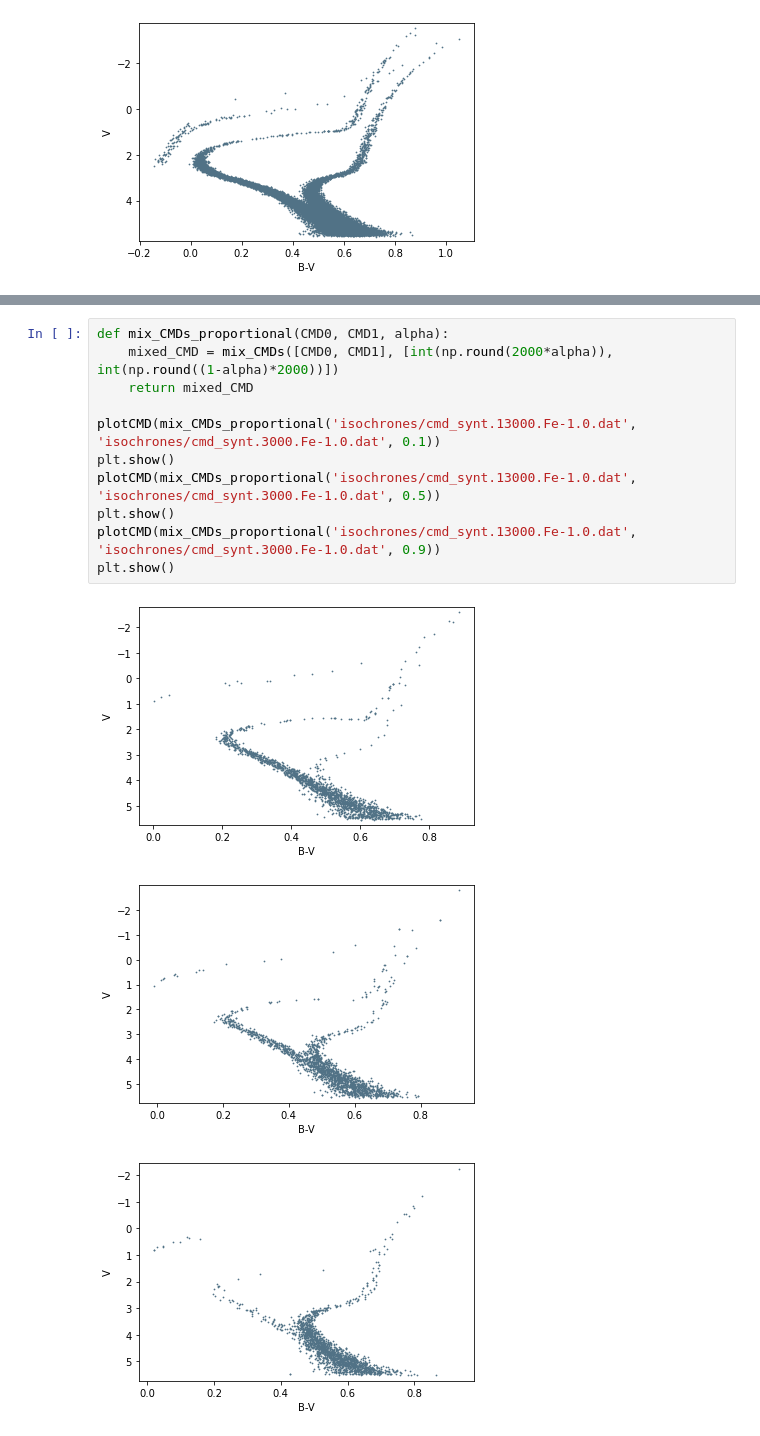
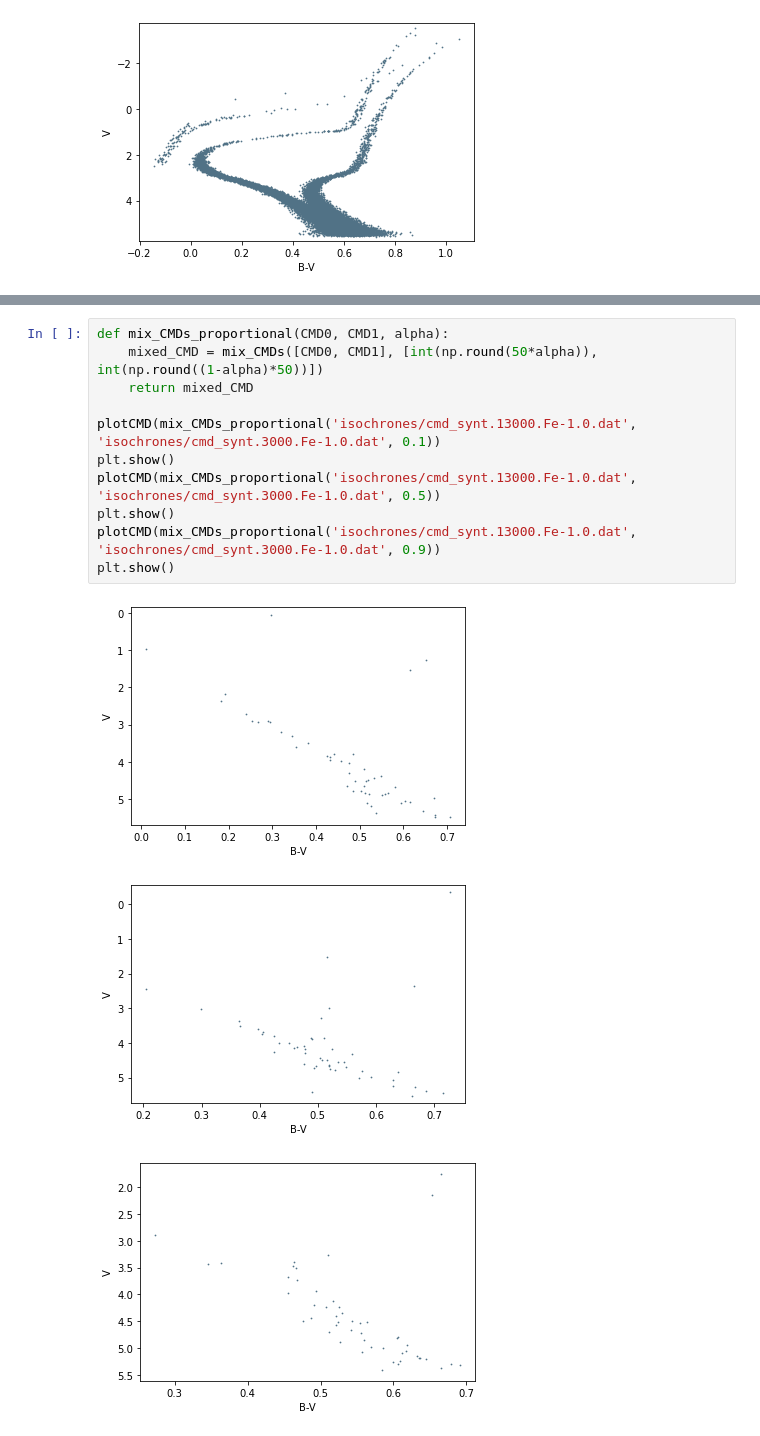
Before and after one commit to m-a-r-i-o/cmdmst, a Jupyter notebook: MST_CMD.ipynb, the cells around one changed output, grey strips where cells are left out. Cells and saved outputs as stored; diff of their text form.

```diff
--- a/MST_CMD.ipynb
+++ b/MST_CMD.ipynb
@@ -70,18 +84,18 @@ print(np.median(l)/np.quantile(l,0.9))
 # %%
 def mix_CMDs_proportional(CMD0, CMD1, alpha):
-    mixed_CMD = mix_CMDs([CMD0, CMD1], [int(np.round(2000*alpha)), int(np.round((1-alpha)*2000))])
+    mixed_CMD = mix_CMDs([CMD0, CMD1], [int(np.round(50*alpha)), int(np.round((1-alpha)*50))])
     return mixed_CMD
 
 plotCMD(mix_CMDs_proportional('isochrones/cmd_synt.13000.Fe-1.0.dat', 'isochrones/cmd_synt.3000.Fe-1.0.dat', 0.1))
 plt.show()
 plotCMD(mix_CMDs_proportional('isochrones/cmd_synt.13000.Fe-1.0.dat', 'isochrones/cmd_synt.3000.Fe-1.0.dat', 0.5))
 plt.show()
 plotCMD(mix_CMDs_proportional('isochrones/cmd_synt.13000.Fe-1.0.dat', 'isochrones/cmd_synt.3000.Fe-1.0.dat', 0.9))
 plt.show()
 # %% [output]
-[figure, old version]
+[figure, new version]
-[figure, old version]
+[figure, new version]
-[figure, old version]
+[figure, new version]
 # %%
 def MST_of_a_mix(CMD0, CMD1, alpha):
     thismix = mix_CMDs_proportional(CMD0, CMD1, alpha)
```
Also changed, not shown: parts of 3 cells of this notebook.
